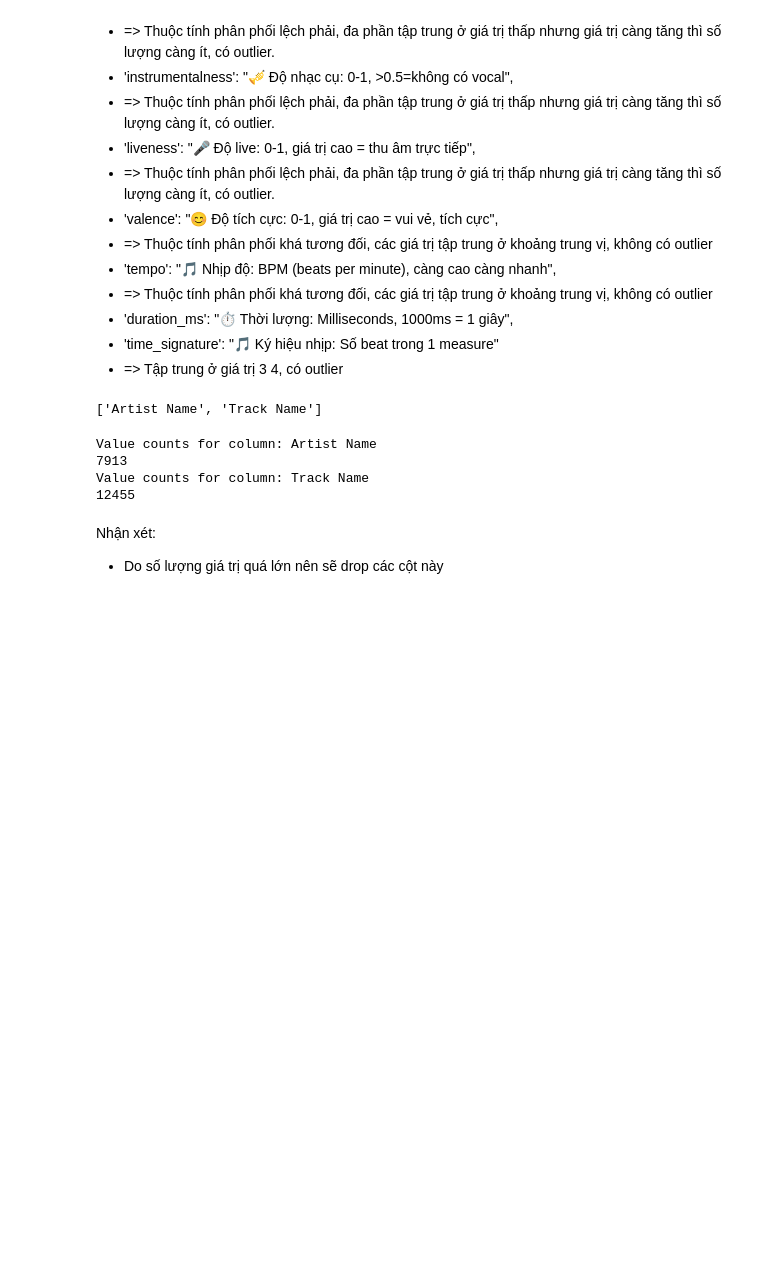
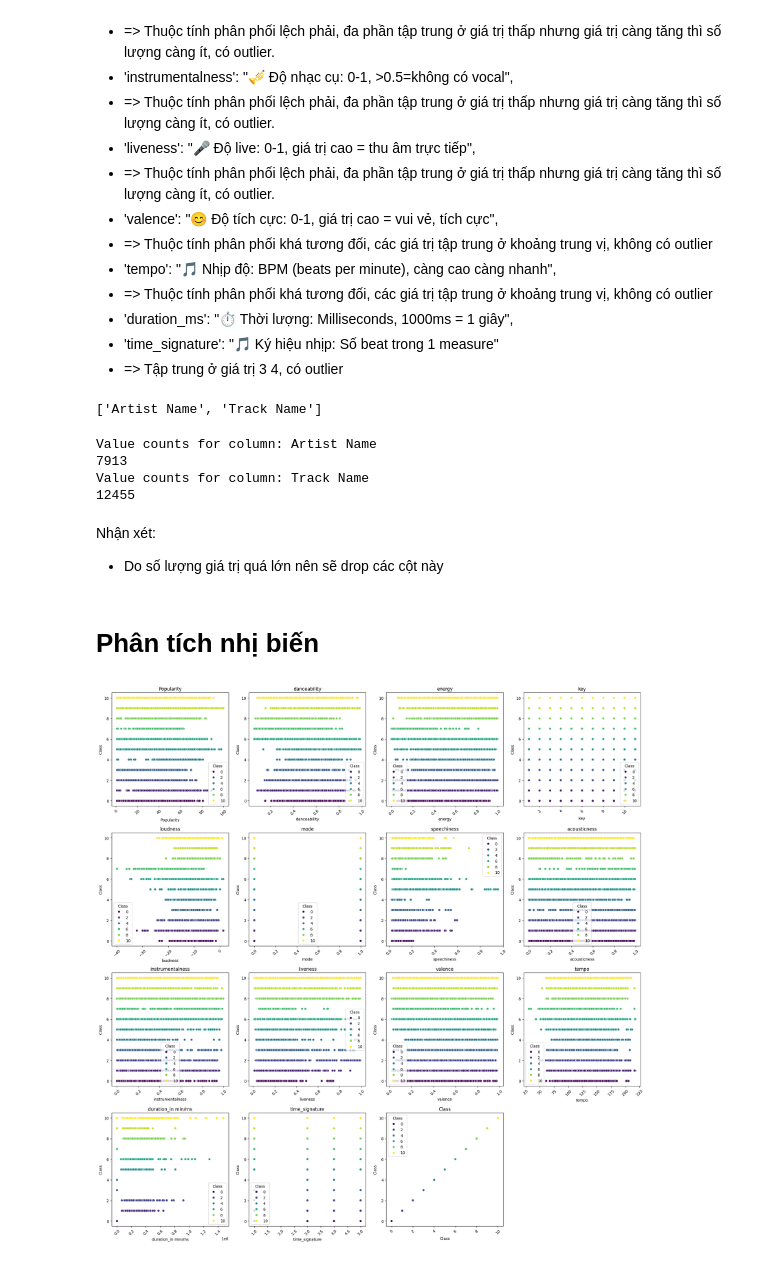
Before and after one commit to minhhailtv6a1/Project_Group_MachineLearning_2025-2026, a Jupyter notebook: Challenge_3_Music_Genre/process/test_28112025/eda/eda01.ipynb, the cells around one changed output. Saved outputs shown, nothing was run; the diff lists cells and outputs as text; code cells hidden in the pictures; blank space fills up the shorter version.

```diff
--- a/Challenge_3_Music_Genre/process/test_28112025/eda/eda01.ipynb
+++ b/Challenge_3_Music_Genre/process/test_28112025/eda/eda01.ipynb
@@ -302,3 +335,30 @@ Value counts for column: Track Name
 Nhận xét:
 
 - Do số lượng giá trị quá lớn nên sẽ drop các cột này
+# %% [markdown]
+# Phân tích nhị biến
+# %%
+# Tính toán số lượng subplot cần thiết
+numeric_cols = df_train.select_dtypes(include=['number']).drop(columns=['Id']).columns.tolist()
+n_cols = len(numeric_cols)
+n_rows = (n_cols + 2) // 3  # 3 cột mỗi hàng
+
+fig, axes = plt.subplots(n_rows, 4, figsize=(20, 5*n_rows))
+axes = axes.flatten()  # Chuyển thành mảng 1 chiều để dễ duyệt
+
+for i, col in enumerate(numeric_cols):
+    if i < len(axes):
+        sns.scatterplot(x=col, y='Class', data=df_train, ax=axes[i], hue='Class', palette='viridis')
+        axes[i].set_title(f'{col}')
+        axes[i].tick_params(axis='x', rotation=45)
+    else:
+        break
+
+# Ẩn các subplot thừa
+for j in range(i+1, len(axes)):
+    axes[j].set_visible(False)
+
+plt.tight_layout()
+plt.show()
+# %% [output]
+[figure, added]
```
Also changed, not shown: parts of 6 cells of this notebook.
